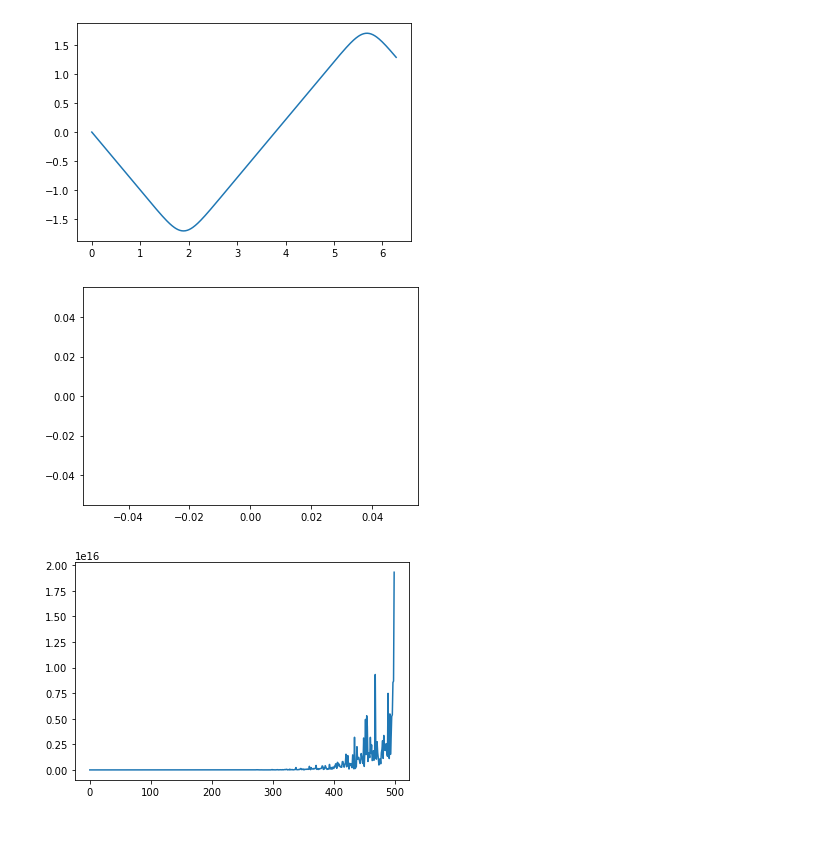
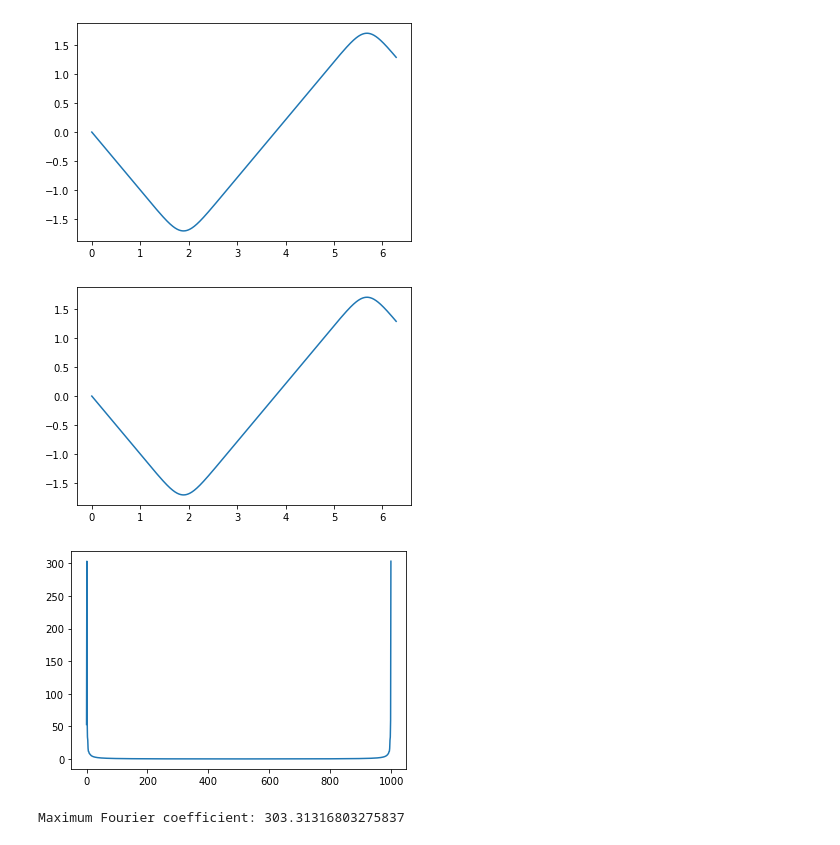
Before and after one commit to RASchauer/computational-physics-class-404-604-Spring-2021, a Jupyter notebook: Homework_Lect19-pre.ipynb, the cells around one changed output. Cells and saved outputs as stored; diff of their text form; code cells hidden in the pictures.

```diff
--- a/Homework_Lect19-pre.ipynb
+++ b/Homework_Lect19-pre.ipynb
@@ -26,7 +26,7 @@ import numpy as np
 #   Initialization
 a = 0.
 b = 2*np.pi#6.2832
-n = 500
+n = 1000
 ydumb = np.zeros((2), float);    y = np.zeros((2), float)
 fReturn = np.zeros((2), float);  k1 = np.zeros((2), float)
 k2 = np.zeros((2), float);       k3 = np.zeros((2), float)
@@ -89,40 +89,63 @@ import matplotlib.pyplot as plt
 import cmath                                            # complex math
 
 
-N = 500;                  Np = N
+N = 1000;                  Np = N
 signal = zeros( (N+1), float )
 twopi  = 2.*pi;       sq2pi = 1./sqrt(twopi);         h = twopi/N
 dftz   = zeros( (Np), complex )                  # Complex elements
 xa = zeros( (N+1), float )
 nplot = zeros( N, float )
 fplot = zeros( N, float )
+
+idftz   = zeros( (Np), complex )                  # Complex elements
+ixa = zeros( (N+1), float )
+inplot = zeros( N, float )
+ifplot = zeros( N, float )
 
 # def f(signal):                                                  # Signal
 #     step = twopi/N;
 #     x = 0.
 #     for i in range(0, N+1):
 #         signal[i] = 30*cos(x*x*x)
 #         xa[i] = x                      # Plot
 #         x += step
 
 
 def fourier(dftz):                                              # DFT
     for n in range(0, Np):              # the n frequency
         zsum = complex(0.0, 0.0)
         for  k in range(0, N):
             zexpo = complex(0, twopi*k*n/N)           # Complex exponent
 #             zsum += signal[k]*cmath.exp(-1*zexpo)#/sq2pi     # finish this line, signal[k] is y[k]
-            zsum += -0.01*n**11*cmath.exp(-1*zexpo)
+            zsum += yp[k]*cmath.exp(-1*zexpo)#/sq2pi
         dftz[n] = zsum * sq2pi
         nplot[n] = n
         fplot[n] = sqrt(dftz[n].imag*dftz[n].imag+dftz[n].real*dftz[n].real)
 
+def invfourier(dftz):
+    for n in range(1, Np):              # the n frequency
+        zsum = complex(0.0, 0.0)
+        for  k in range(0, N):
+            zexpo = complex(0, twopi*k*n/N)           # Complex exponent
+#             zsum += signal[k]*cmath.exp(-1*zexpo)#/sq2pi     # finish this line, signal[k] is y[k]
+            zsum += fplot[k]*cmath.exp(zexpo)#/sq2pi
+        dftz[n] = zsum * sq2pi
+        nplot[n] = n
+        fplot[n] = sqrt(idftz[n].imag*idftz[n].imag+idftz[n].real*idftz[n].real)
+
+
 f(signal,y);
 fourier(dftz)              # Call signal, transform
-plt.plot(xa,signal)
+
+plt.plot(xp,yp)
 plt.show()
 plt.plot(nplot,fplot)
 plt.show()
 # %% [output]
-[figure, old version]
+[figure, new version]
-[figure, old version]
+[figure, new version]
+# %%
+fourier_coeff_max = max(fplot)
+print(f"Maximum Fourier coefficient: {fourier_coeff_max}")
+# %% [output]
+Maximum Fourier coefficient: 303.31316803275837
```
